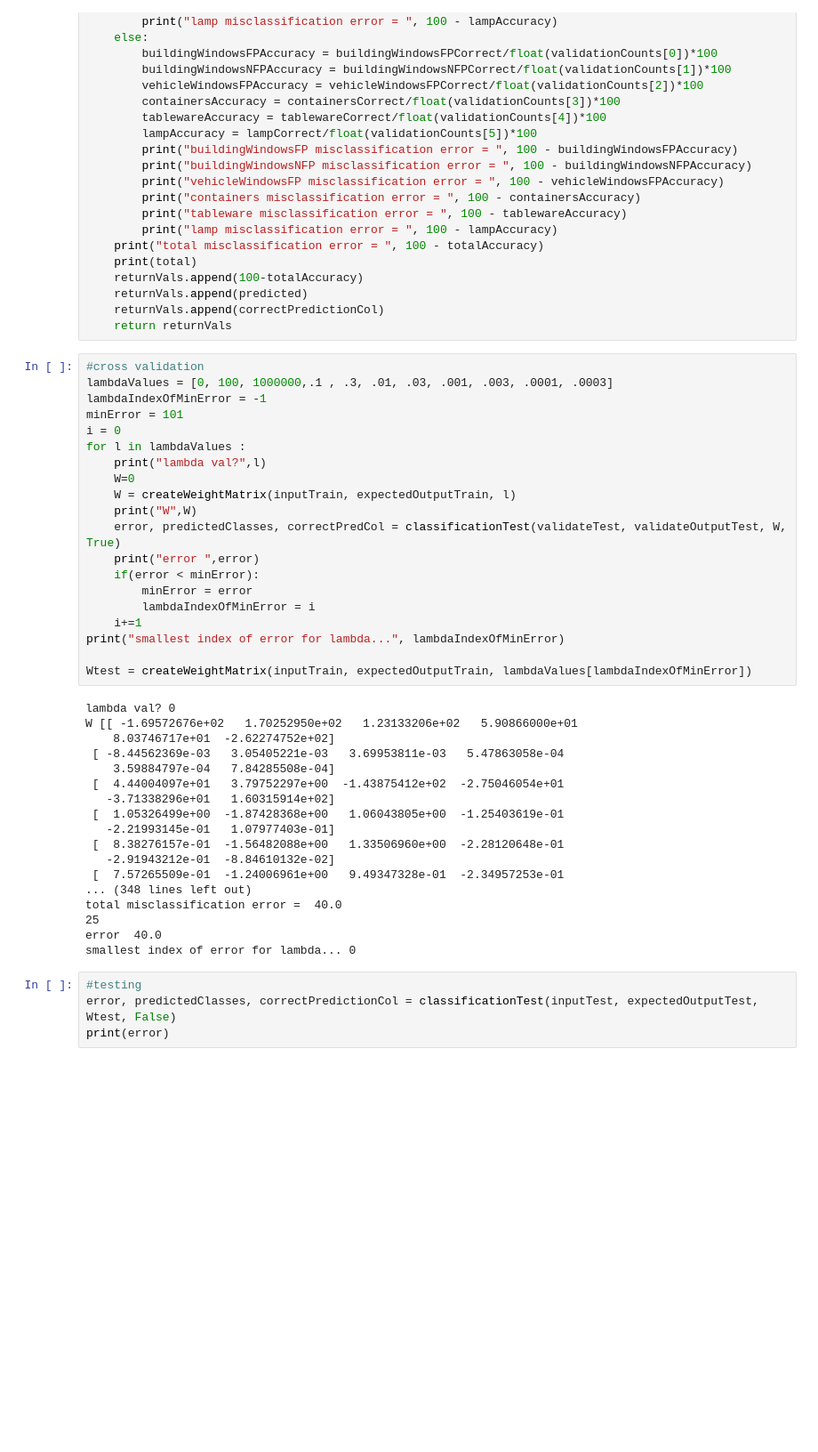
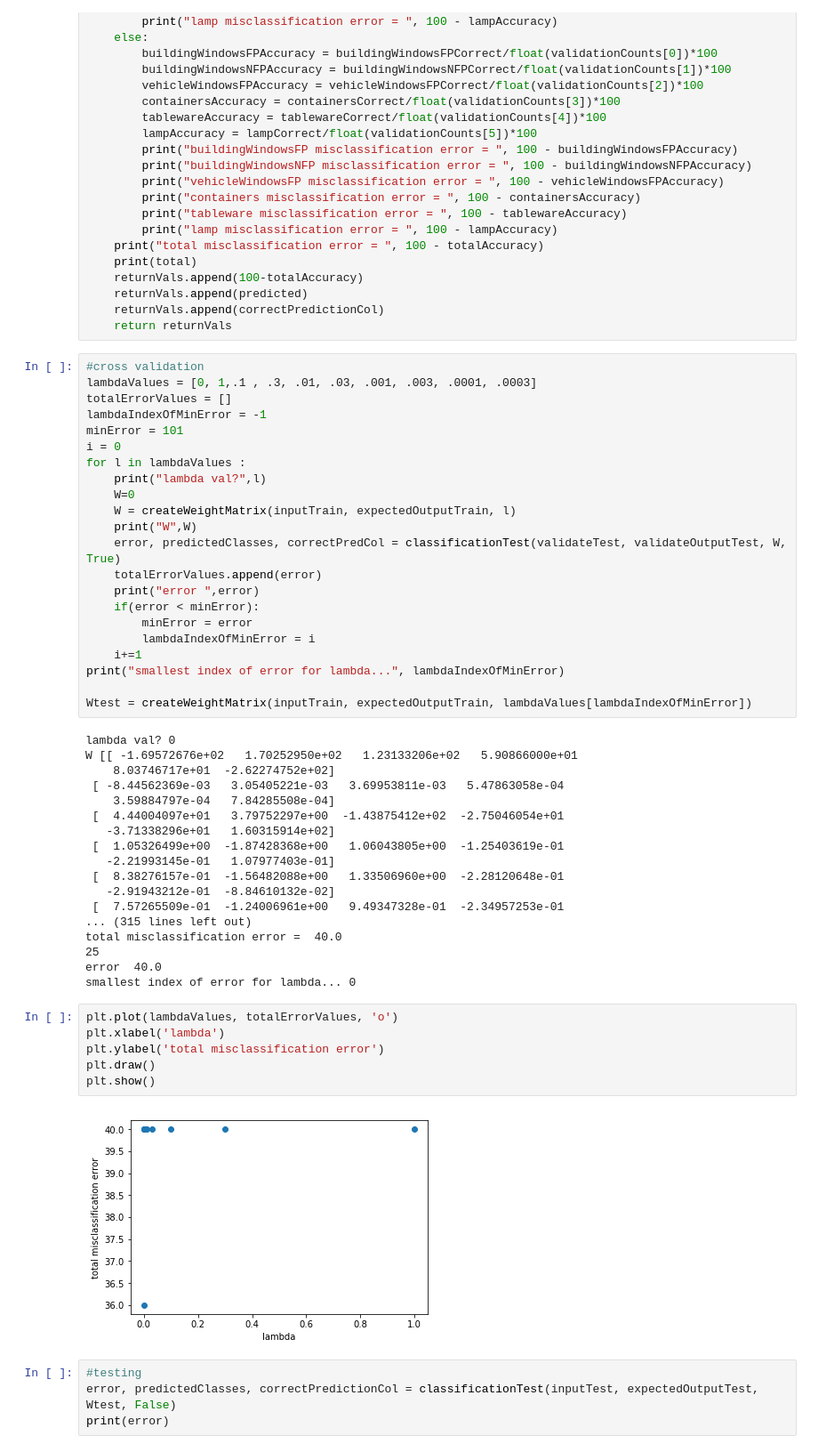
Before and after one commit to NumericalAnalysisGP/TPONTP, a Jupyter notebook: Glass/Glass.ipynb, the cells around one changed output. Shown at 89% size. Saved outputs shown, nothing was run; the diff lists cells and outputs as text; blank space fills up the shorter version.

```diff
--- a/Glass/Glass.ipynb
+++ b/Glass/Glass.ipynb
@@ -221,7 +222,8 @@ def classificationTest(xTest, yTest, W, isValidating):
     return returnVals
 # %%
 #cross validation
-lambdaValues = [0, 100, 1000000,.1 , .3, .01, .03, .001, .003, .0001, .0003]
+lambdaValues = [0, 1,.1 , .3, .01, .03, .001, .003, .0001, .0003]
+totalErrorValues = []
 lambdaIndexOfMinError = -1
 minError = 101
 i = 0
@@ -231,6 +233,7 @@ for l in lambdaValues :
     W = createWeightMatrix(inputTrain, expectedOutputTrain, l)
     print("W",W)
     error, predictedClasses, correctPredCol = classificationTest(validateTest, validateOutputTest, W, True)
+    totalErrorValues.append(error)
     print("error ",error)
     if(error < minError):
         minError = error
@@ -252,11 +255,19 @@ W [[ -1.69572676e+02   1.70252950e+02   1.23133206e+02   5.90866000e+01
  [  8.38276157e-01  -1.56482088e+00   1.33506960e+00  -2.28120648e-01
    -2.91943212e-01  -8.84610132e-02]
  [  7.57265509e-01  -1.24006961e+00   9.49347328e-01  -2.34957253e-01
-... (348 lines left out)
+... (315 lines left out)
 total misclassification error =  40.0
 25
 error  40.0
 smallest index of error for lambda... 0
+# %%
+plt.plot(lambdaValues, totalErrorValues, 'o')
+plt.xlabel('lambda')
+plt.ylabel('total misclassification error')
+plt.draw()
+plt.show()
+# %% [output]
+[figure, added]
 # %%
 #testing
 error, predictedClasses, correctPredictionCol = classificationTest(inputTest, expectedOutputTest, Wtest, False)
```
Also changed, not shown: parts of 2 cells of this notebook, 2 other files.
